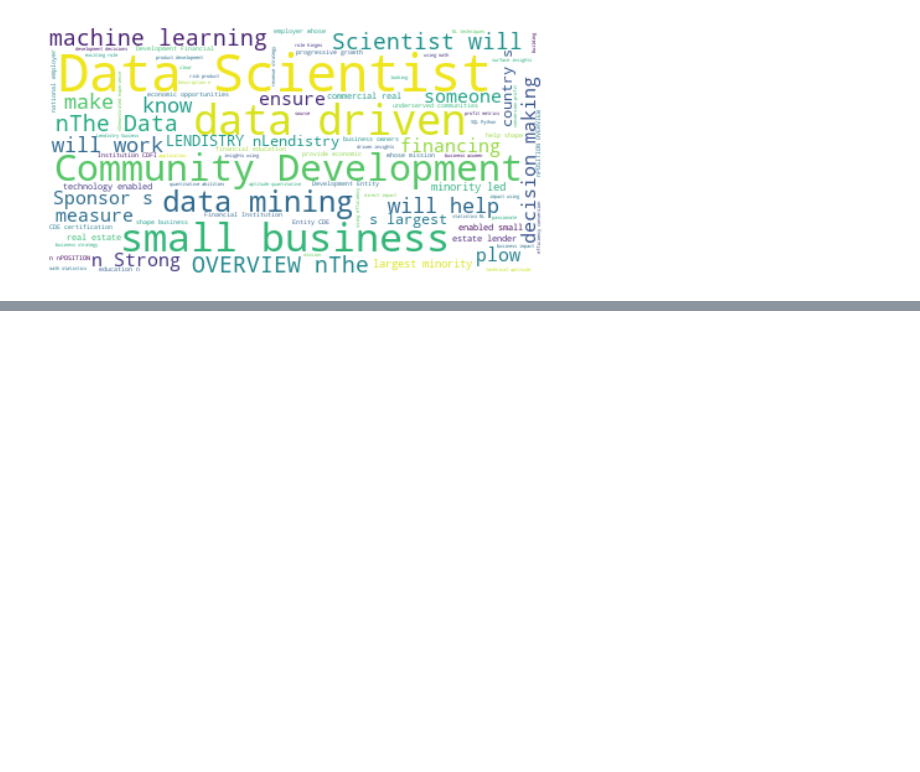
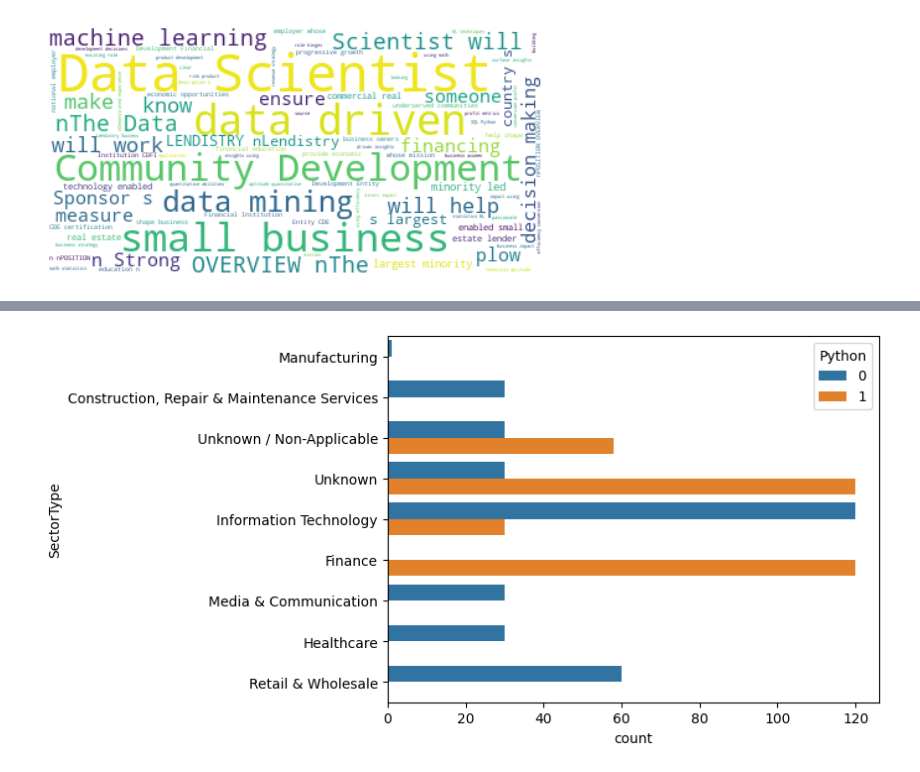
Before and after one commit to mosemb/DSalary, a Jupyter notebook: Eda.ipynb, the cells around one changed output, grey strips where cells are left out. Drawn from its saved outputs; the diff is of its cells as text; code cells hidden in the pictures; blank space fills up the shorter version.

```diff
--- a/Eda.ipynb
+++ b/Eda.ipynb
@@ -486,0 +492,5 @@ plt.show()
+# %%
+sns.countplot(data=df, y="SectorType", hue="Python")
+plt.show()
+# %% [output]
+[figure, added]
```
Also changed, not shown: parts of 1 cell of this notebook, 1 other file.
